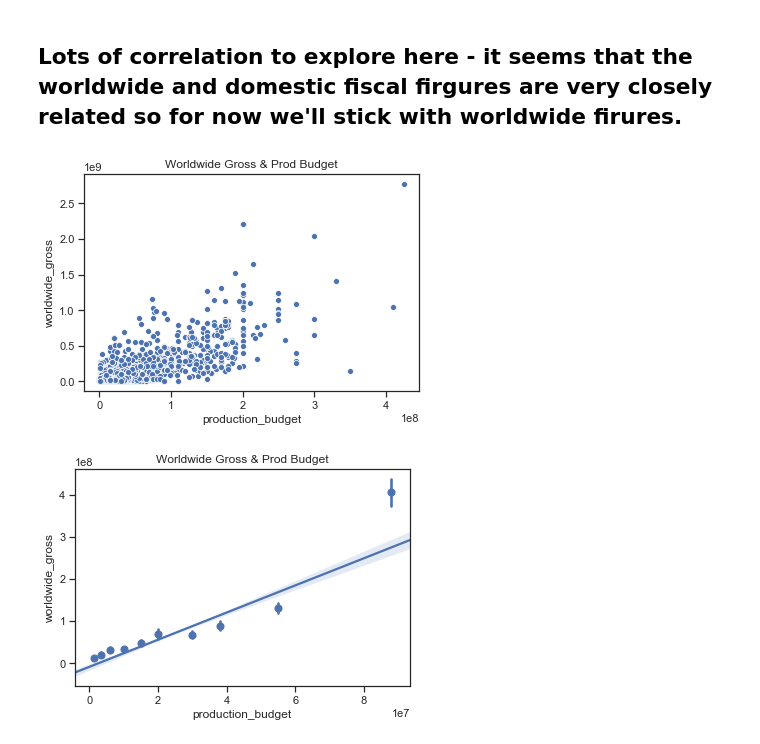
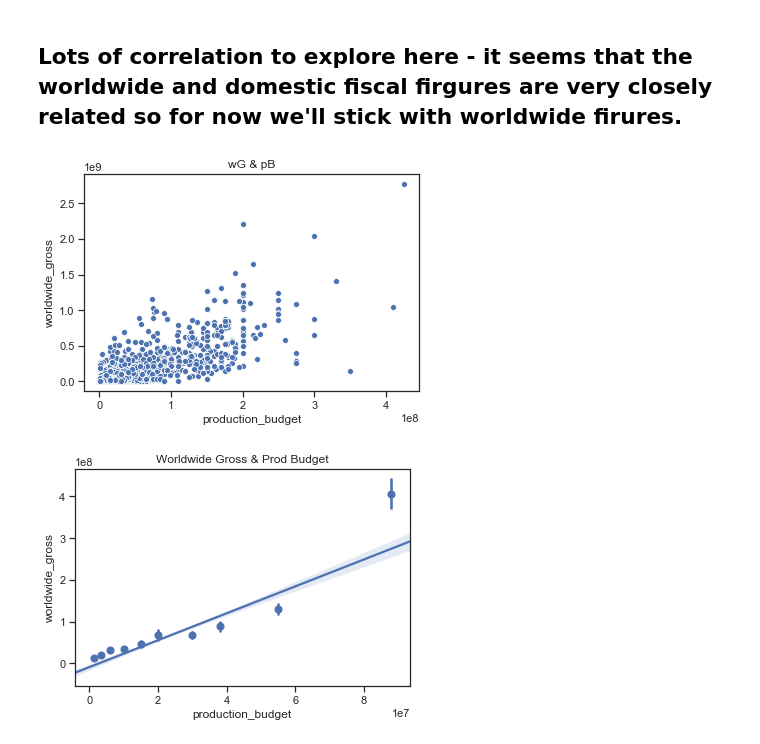
Before and after one commit to ElliotEvins/microsoft-movie-analysis-project, a Jupyter notebook: ipynb files/q1_follow_the_money.ipynb, the cells around one changed output. Cells and saved outputs as stored; diff of their text form; code cells hidden in the pictures.

```diff
--- a/ipynb files/q1_follow_the_money.ipynb
+++ b/ipynb files/q1_follow_the_money.ipynb
@@ -157,9 +157,9 @@ money_table.corr()
 ## Lots of correlation to explore here - it seems that the worldwide and domestic fiscal firgures are very closely related so for now we'll stick with worldwide firures.
 # %%
 #The relationships between budget and revenue might be worth diving into:
-sns.scatterplot(money_chungus['production_budget'], money_chungus['worldwide_gross']).set_title('Worldwide Gross & Prod Budget');
+sns.scatterplot(money_chungus['production_budget'], money_chungus['worldwide_gross']).set_title('wG & pB');
 # %% [output]
-[figure, old version]
+[figure, new version]
 # %%
 #Looks a bit more scattered than I would expect for such a high correlation, let's see if we can learn where outliers begin:
 sns.regplot(money_chungus['production_budget'], money_chungus['worldwide_gross'], x_bins=10).set_title('Worldwide Gross & Prod Budget');
```
Also changed, not shown: parts of 2 cells of this notebook, 3 other files.
